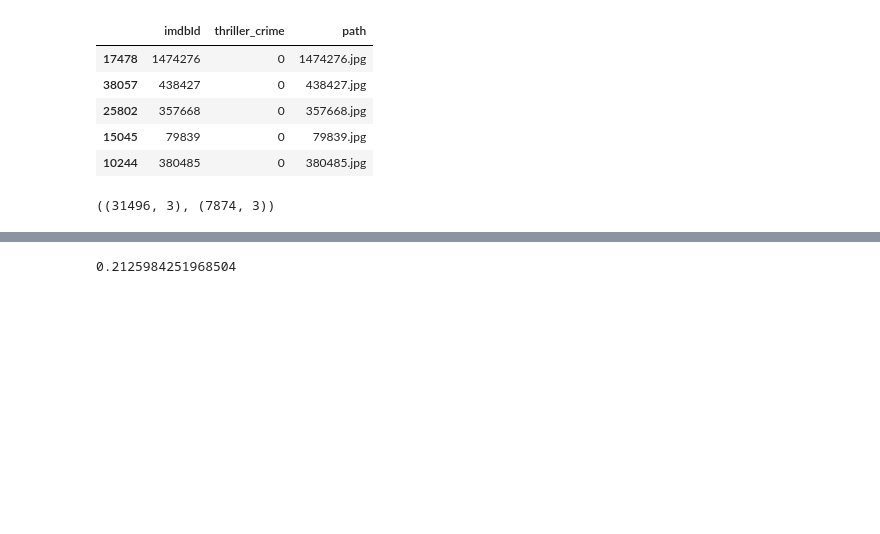
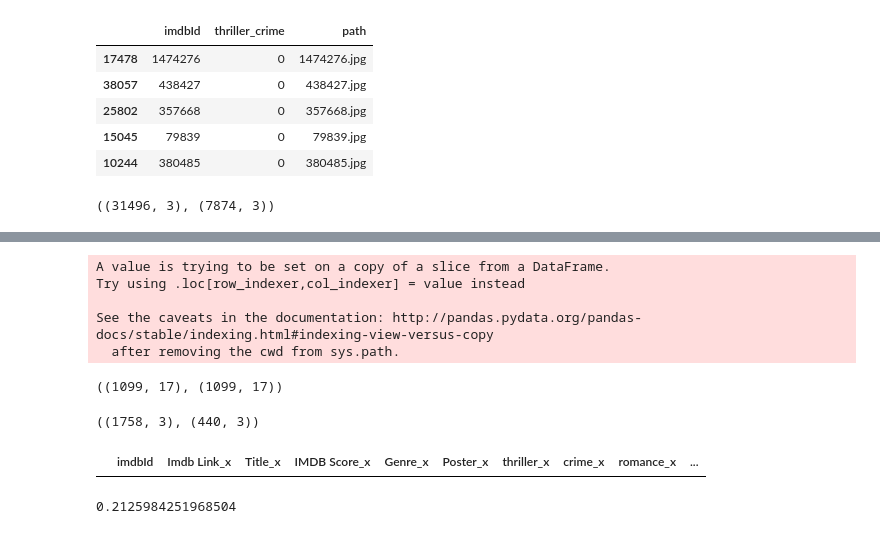
Before and after one commit to FraPochetti/KagglePlaygrounds, a Jupyter notebook: MXNetImage.ipynb, the cells around one changed output, grey strips where cells are left out. Cells and saved outputs as stored; diff of their text form; code cells hidden in the pictures; blank space fills up the shorter version.

```diff
--- a/MXNetImage.ipynb
+++ b/MXNetImage.ipynb
@@ -116,7 +116,7 @@ sorted(Counter(g).items(), key=lambda item: item[1])
 # %%
 df['lst_labels'] = df['labels'].apply(lambda x: '\t'.join([str(i) for i in x]))
 df['abs_path'] = df.imdbId.apply(lambda x: os.path.join(FOLDER, 'posters', str(x) + '.jpg'))
-#df['check'] = df.abs_path.apply(lambda x: 0 if cv2.imread(x) is None else 1)
+df['check'] = df.abs_path.apply(lambda x: 0 if cv2.imread(x) is None else 1)
 df['path'] = df.imdbId.astype(str) + '.jpg'
 # %%
 df.shape
@@ -189,7 +180,7 @@ df.loc[df.imdbId == 340163]
 # %%
 df['thriller'] = df.Genre.apply(lambda x: 1 if 'Thriller' in x else 0)
 df['crime'] = df.Genre.apply(lambda x: 1 if 'Crime' in x else 0)
-df['Romance'] = df.Genre.apply(lambda x: 1 if 'Romance' in x else 0)
-df['Comedy'] = df.Genre.apply(lambda x: 1 if 'Comedy' in x else 0)
+df['romance'] = df.Genre.apply(lambda x: 1 if 'Romance' in x else 0)
+df['comedy'] = df.Genre.apply(lambda x: 1 if 'Comedy' in x else 0)
 
 #df['test'] = df.Genre.apply(lambda x: 1 if 'Crime' in x or 'Thriller' in x and 'Romance' not in x and 'Comedy' not in x else 0)
@@ -199,0 +187,20 @@ df.loc[(df.thriller==1) & (df.crime==1) & (df.Comedy==0) & (df.Romance==0)].shap
+# %%
+yes = df.loc[(df.thriller==1) & (df.crime==1) & (df.comedy==0) & (df.romance==0)]
+no = df.loc[~df.index.isin(yes.index)].sample(len(yes), random_state=42)
+
+yes['thriller_crime'] = 1
+no['thriller_crime'] = 0
+# %% [output]
+A value is trying to be set on a copy of a slice from a DataFrame.
+Try using .loc[row_indexer,col_indexer] = value instead
+
+See the caveats in the documentation: http://pandas.pydata.org/pandas-docs/stable/indexing.html#indexing-view-versus-copy
+  after removing the cwd from sys.path.
+# %%
+yes.shape, no.shape
+# %% [output]
+((1099, 17), (1099, 17))
+# %%
+total = yes.append(no)
+total['path'] = total.imdbId.astype(str) + '.jpg'
+total = total[['imdbId', 'thriller_crime', 'path']]
@@ -200,3 +210,11 @@ df.loc[(df.thriller==1) & (df.crime==1) & (df.Comedy==0) & (df.Romance==0)].shap
+# %%
+raw_train.shape, raw_valid.shape
+# %% [output]
+((1758, 3), (440, 3))
+# %%
+yes.merge(no, on='imdbId')
+# %% [output]
+|  | imdbId | Imdb Link_x | Title_x | IMDB Score_x | Genre_x | Poster_x | thriller_x | crime_x | romance_x | ... |
 # %%
 df.test.sum()/len(df)
 # %% [output]
```
Also changed, not shown: parts of 8 cells of this notebook.
